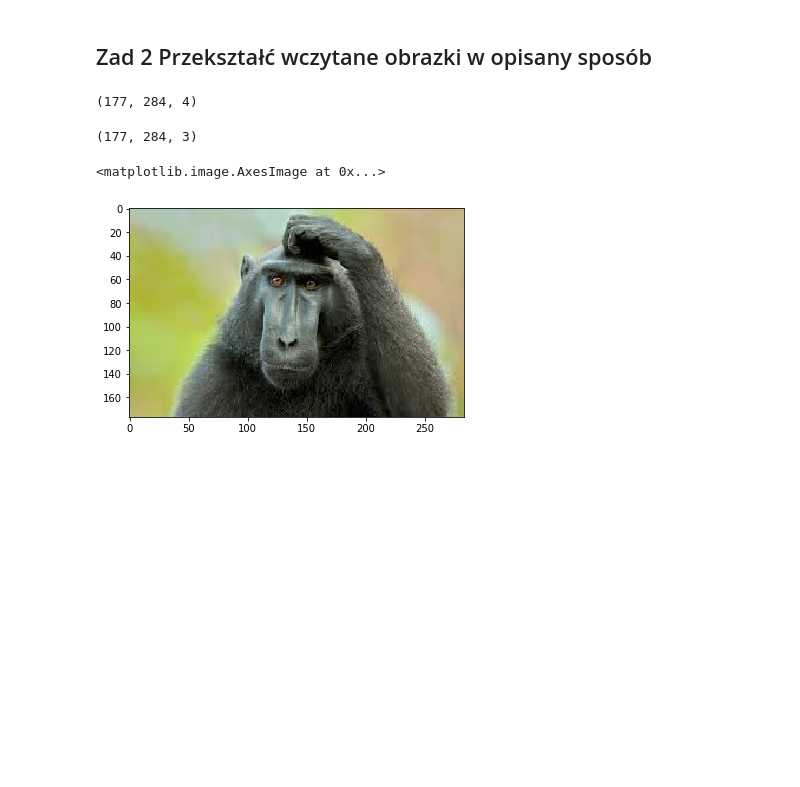
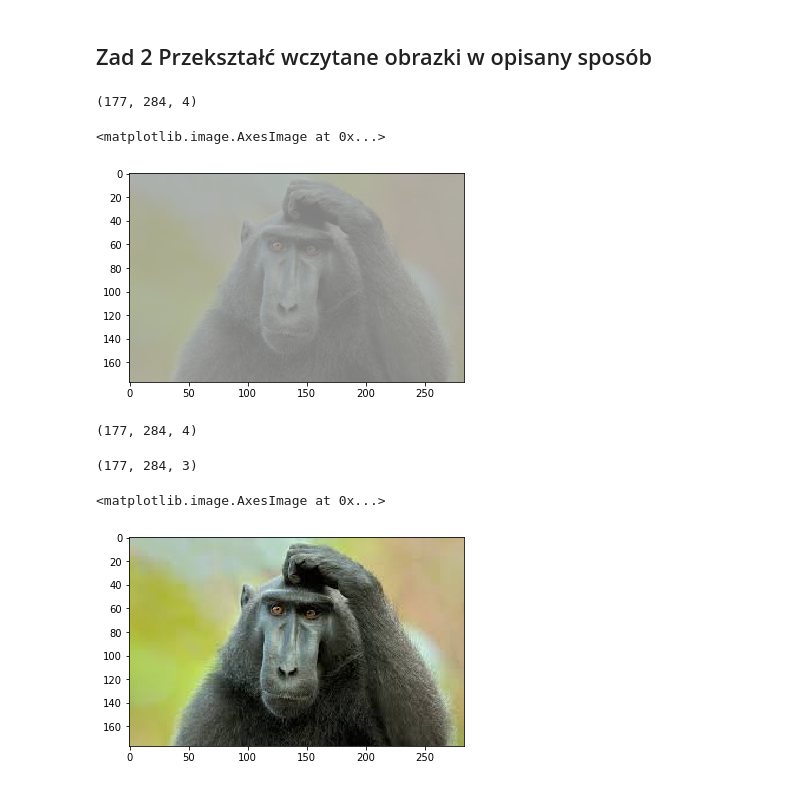
Before and after one commit to kadamekALX/python_20220326, a Jupyter notebook: numpy_ka/numpy_zadania.ipynb, the cells around one changed output. Drawn from its saved outputs; the diff is of its cells as text; code cells hidden in the pictures; blank space fills up the shorter version.

```diff
--- a/numpy_ka/numpy_zadania.ipynb
+++ b/numpy_ka/numpy_zadania.ipynb
@@ -113,8 +154,15 @@ import matplotlib.pyplot as plt
 # %%
 %matplotlib inline
 # %%
-import matplotlib.image as mpimg
 im1 = mpimg.imread('images/monkey.png')
+im1.shape
+# %% [output]
+(177, 284, 4)
+# %%
+plt.imshow(im1 / 2)
+# %% [output]
+<matplotlib.image.AxesImage at 0x...>
+[figure, added]
 # %%
 import cv2
 im2 = cv2.imread("images/index.jpeg")
```
Also changed, not shown: parts of 13 cells of this notebook, 2 other files.
